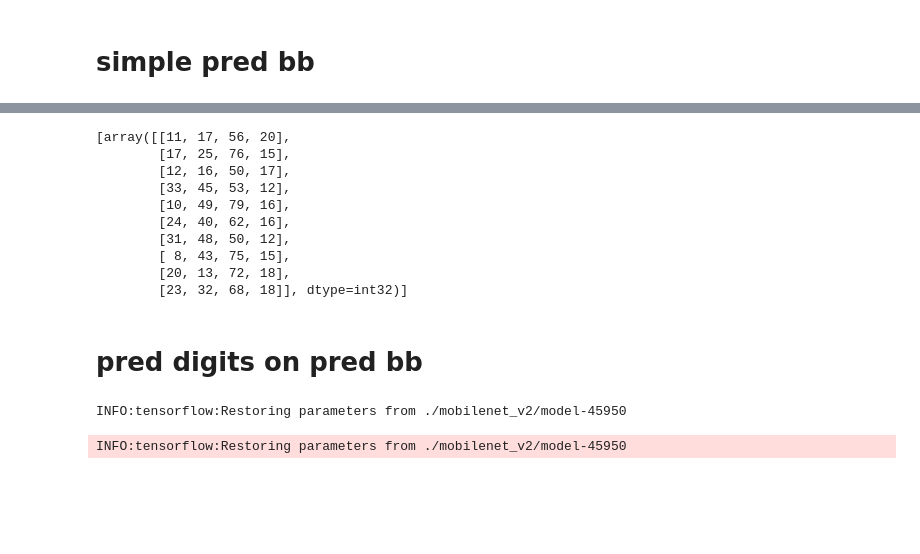
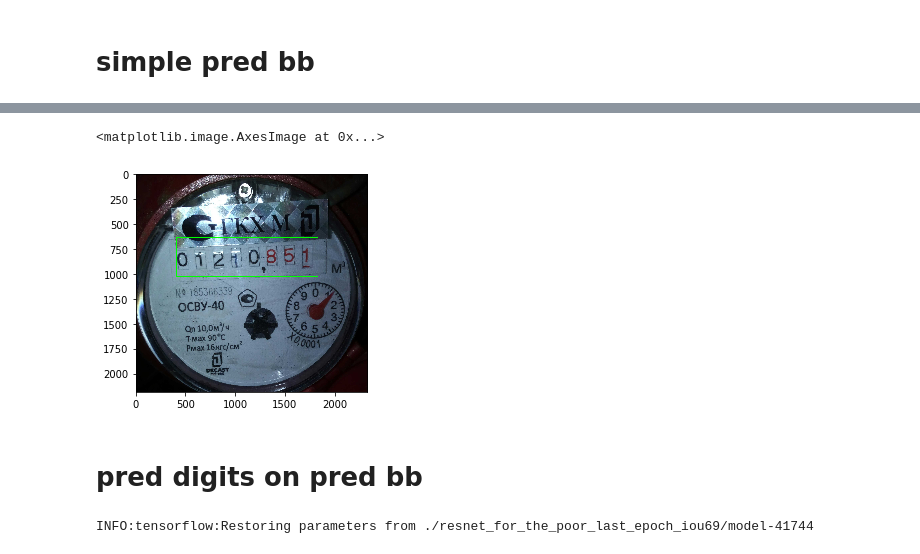
Before and after one commit to analysiscenter/meters, a Jupyter notebook: examples/Pipeline_factory_example.ipynb, the cells around one changed output, grey strips where cells are left out. Drawn from its saved outputs; the diff is of its cells as text; code cells hidden in the pictures; blank space fills up the shorter version.

```diff
--- a/examples/Pipeline_factory_example.ipynb
+++ b/examples/Pipeline_factory_example.ipynb
@@ -107,0 +181,23 @@ ppl = pf.train_to_coordinates('./../data/outcomes_data/', ppl_config=config, mod
+# %%
+src = '.'
+batch_size = 10
+
+config = {'model': MobileNet_v2,
+          'model_name': 'model',
+          'batch_size': batch_size,
+}
+
+session_config = tf.ConfigProto()
+session_config.gpu_options.allow_growth = True
+
+model_config = {
+     'session' : {'config' : session_config},
+     'body': {'width_factor' : 1},
+     'inputs' : {'images': {'shape': (120, 120, 3),
+                            'data_format': 'channels_last'},
+                 'labels': {'name': 'targets', 'shape' : (4,)}},
+     'loss' : {'name' : 'huber', 'delta' : 1},
+     'decay' : {'name':"exp", "decay_rate" : 0.95, 'learning_rate' : 1.,\
+                "decay_steps" : 10, 'staircase' : True},
+     'optimizer': {'name' : 'Momentum', 'momentum' : 0.99, 'use_nesterov' : True},
+     'input_block/inputs' : 'images'}
@@ -107,0 +206,2 @@ ppl = pf.train_to_coordinates('./../data/outcomes_data/', ppl_config=config, mod
+# %%
+ppl = pf.train_to_coordinates('./../data/outcomes_data/', pipeline_config=config, model_config=model_config)
@@ -116,9 +222,11 @@ KeyboardInterrupt:
 # simple pred bb
 # %%
 tf.reset_default_graph()
+# %%
+components = {'coordinates': 'pred_coordinates'}
 # %%
-config.update(model_name='model', model='./mobilenet_v2/')
-ppl = pf.predict_coordinates(src='./../data/augment_data/', ppl_config=config)
+config.update(model_name='model', model='./resnet_for_the_poor_last_epoch_iou69/')
+ppl = pf.predict_coordinates(src='./../data/outcomes_data/', components=components, pipeline_config=config)
 # %%
 ppl_pred_new = dset.train>>ppl
 for i in tqn(range(1)):
@@ -132,15 +237,8 @@ INFO:tensorflow:Restoring parameters from ./mobilenet_v2/model-45950
-# %%
-ppl_pred_new.get_variable('prediction')
-# %% [output]
-[array([[11, 17, 56, 20],
-        [17, 25, 76, 15],
-        [12, 16, 50, 17],
-        [33, 45, 53, 12],
-        [10, 49, 79, 16],
-        [24, 40, 62, 16],
-        [31, 48, 50, 12],
-        [ 8, 43, 75, 15],
-        [20, 13, 72, 18],
-        [23, 32, 68, 18]], dtype=int32)]
+# %%
+bb = ppl_pred_new.get_variable('predictions')[0][3]
+plt.imshow(add_bb(batch.images[3]/255, bb, c=(0, 1, 0), width=10))
+# %% [output]
+<matplotlib.image.AxesImage at 0x...>
+[figure, added]
 # %% [markdown]
 # pred digits on pred bb
@@ -150,6 +263,5 @@ ppl = pf.simple_predict_numbers('model', './mobilenet_v2/', 'digits', ppl_new, s
 # %%
-ppl_new = dset.train>>ppl
+ppl_new = dset.test>>ppl
 batch = ppl_new.next_batch()
 # %% [output]
-INFO:tensorflow:Restoring parameters from ./mobilenet_v2/model-45950
+INFO:tensorflow:Restoring parameters from ./resnet_for_the_poor_last_epoch_iou69/model-41744
-INFO:tensorflow:Restoring parameters from ./mobilenet_v2/model-45950
```
Also changed, not shown: parts of 46 cells of this notebook.
